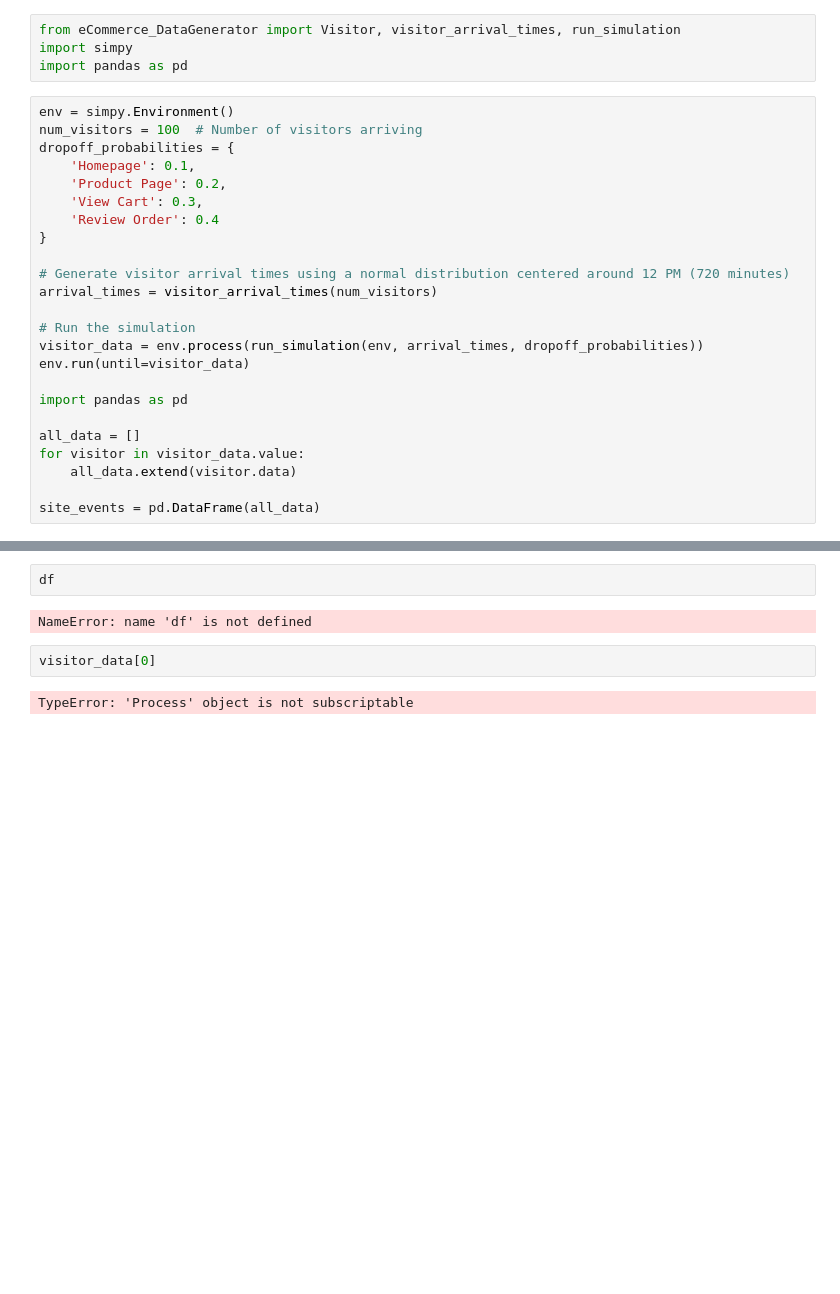
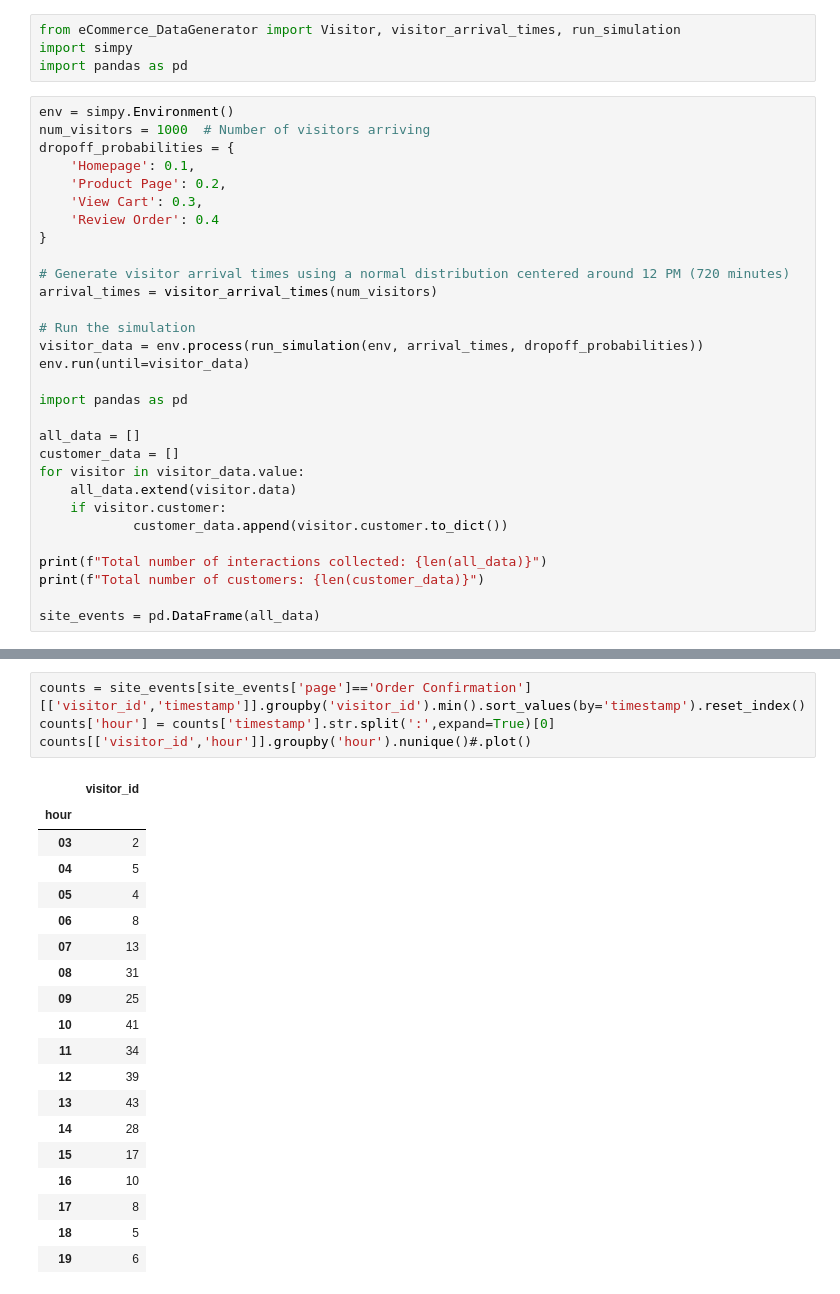
Before and after one commit to SpencerRWood/synthetic-data, a Jupyter notebook: src/Test.ipynb, the cells around one changed output, grey strips where cells are left out. Saved outputs shown, nothing was run; the diff lists cells and outputs as text; blank space fills up the shorter version.

```diff
--- a/src/Test.ipynb
+++ b/src/Test.ipynb
@@ -4,7 +4,7 @@ import simpy
 import pandas as pd
 # %%
 env = simpy.Environment()
-num_visitors = 100  # Number of visitors arriving
+num_visitors = 1000  # Number of visitors arriving
 dropoff_probabilities = {
     'Homepage': 0.1,
     'Product Page': 0.2,
@@ -22,8 +22,14 @@ env.run(until=visitor_data)
 import pandas as pd
 
 all_data = []
+customer_data = []
 for visitor in visitor_data.value:
     all_data.extend(visitor.data)
+    if visitor.customer:
+            customer_data.append(visitor.customer.to_dict())
+
+print(f"Total number of interactions collected: {len(all_data)}")
+print(f"Total number of customers: {len(customer_data)}")
 
 site_events = pd.DataFrame(all_data)
 # %% [output]
@@ -69,8 +100,24 @@ counts[['visitor_id','hour']].groupby('hour').nunique()
-# %%
-df
-# %% [output]
-NameError: name 'df' is not defined
-# %%
-visitor_data[0]
-# %% [output]
-TypeError: 'Process' object is not subscriptable
+# %%
+counts = site_events[site_events['page']=='Order Confirmation'][['visitor_id','timestamp']].groupby('visitor_id').min().sort_values(by='timestamp').reset_index()
+counts['hour'] = counts['timestamp'].str.split(':',expand=True)[0]
+counts[['visitor_id','hour']].groupby('hour').nunique()#.plot()
+# %% [output]
+|  | visitor_id |
+| hour |  |
+| 03 | 2 |
+| 04 | 5 |
+| 05 | 4 |
+| 06 | 8 |
+| 07 | 13 |
+| 08 | 31 |
+| 09 | 25 |
+| 10 | 41 |
+| 11 | 34 |
+| 12 | 39 |
+| 13 | 43 |
+| 14 | 28 |
+| 15 | 17 |
+| 16 | 10 |
+| 17 | 8 |
+| 18 | 5 |
+| 19 | 6 |
```
Also changed, not shown: parts of 4 cells of this notebook, 6 other files.
